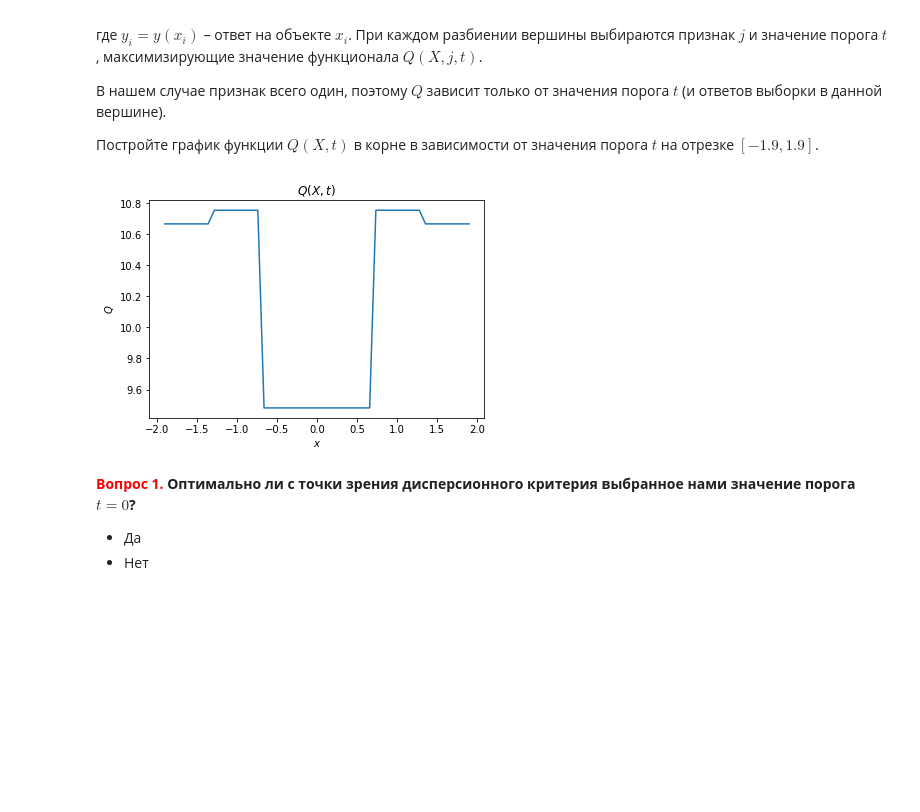
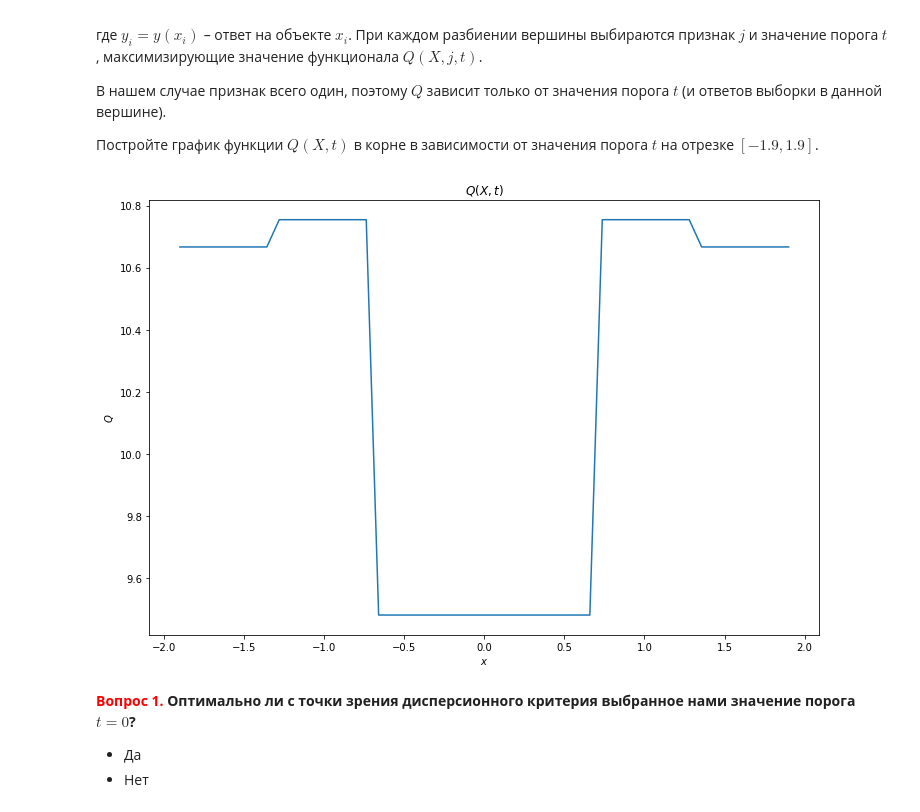
Before and after one commit to Legonaftik/mlcourse-open, a Jupyter notebook: jupyter_russian/homeworks_my/hw3_session3_decision_trees.ipynb, the cells around one changed output. Cells and saved outputs as stored; diff of their text form; code cells hidden in the pictures; blank space fills up the shorter version.

```diff
--- a/jupyter_russian/homeworks_my/hw3_session3_decision_trees.ipynb
+++ b/jupyter_russian/homeworks_my/hw3_session3_decision_trees.ipynb
@@ -115,13 +118,14 @@ for index, t in np.ndenumerate(t_values):
 # Удаляем первый элемент, т.к. он использовался для задания shape'а массива
 regression_var_results = np.delete(regression_var_results, 0, axis=0)
 # %%
+plt.figure(figsize=(12, 8))
 plt.title("$Q(X, t)$")
 plt.xlabel("$x$")
 plt.ylabel("$Q$")
 
 plt.plot(regression_var_results.T[0], regression_var_results.T[1]);
 # %% [output]
-[figure, old version]
+[figure, new version]
 # %% [markdown]
 **<font color='red'>Вопрос 1.</font> Оптимально ли с точки зрения дисперсионного критерия выбранное нами значение порога $t = 0$?**
 - Да
```
Also changed, not shown: parts of 35 cells of this notebook, 1 other file.
